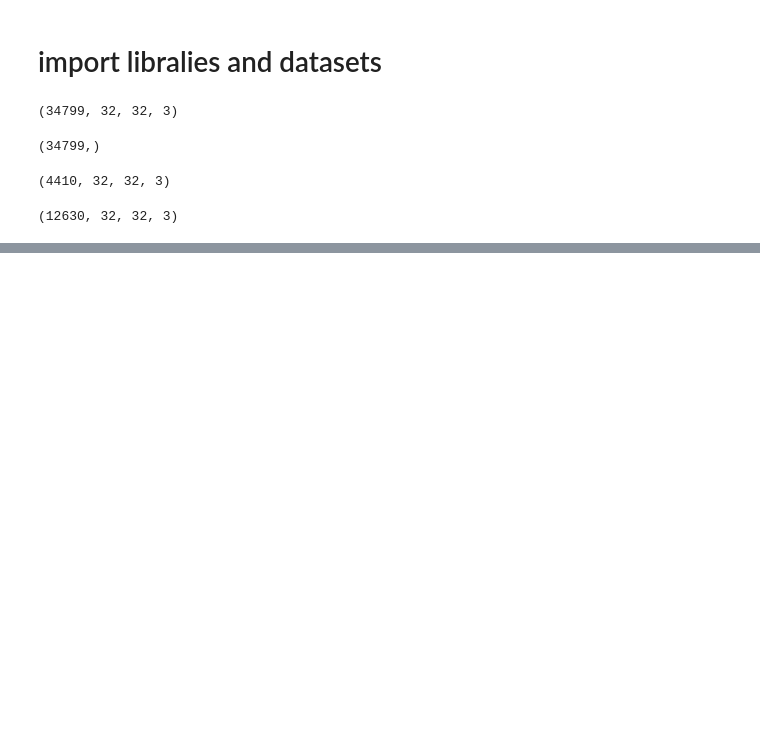
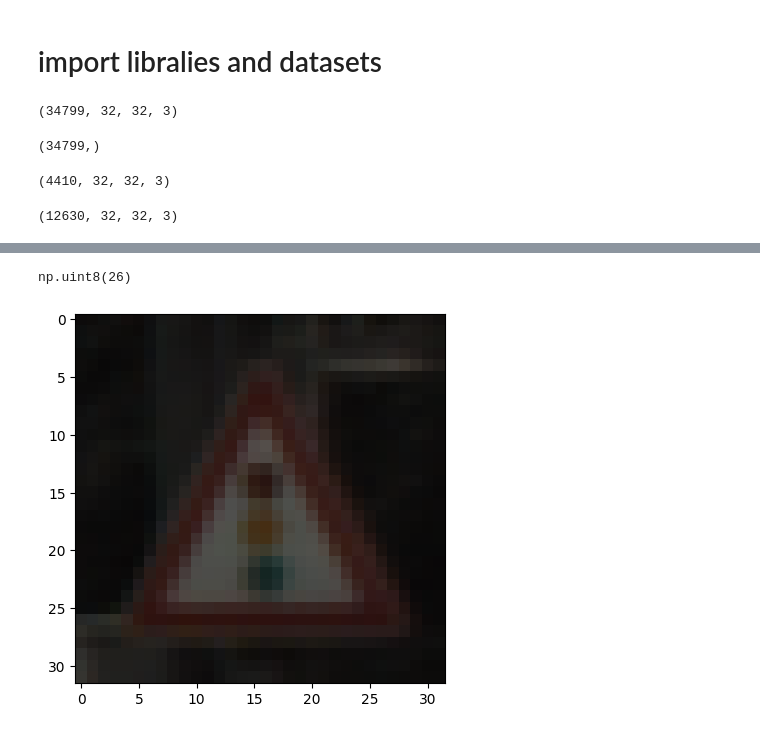
Before and after one commit to Kris1825/LE-NET-DEEP-NETWORK---TRAFFIC-SIGN-CLASSIFICATION, a Jupyter notebook: Untitled.ipynb, the cells around one changed output, grey strips where cells are left out. Saved outputs shown, nothing was run; the diff lists cells and outputs as text; code cells hidden in the pictures; blank space fills up the shorter version.

```diff
--- a/Untitled.ipynb
+++ b/Untitled.ipynb
@@ -38,0 +63,7 @@ X_test.shape
+# %%
+i = 1345
+plt.imshow(X_train[i])
+y_train[i]
+# %% [output]
+np.uint8(26)
+[figure, added]
```
Also changed, not shown: parts of 25 cells of this notebook.
